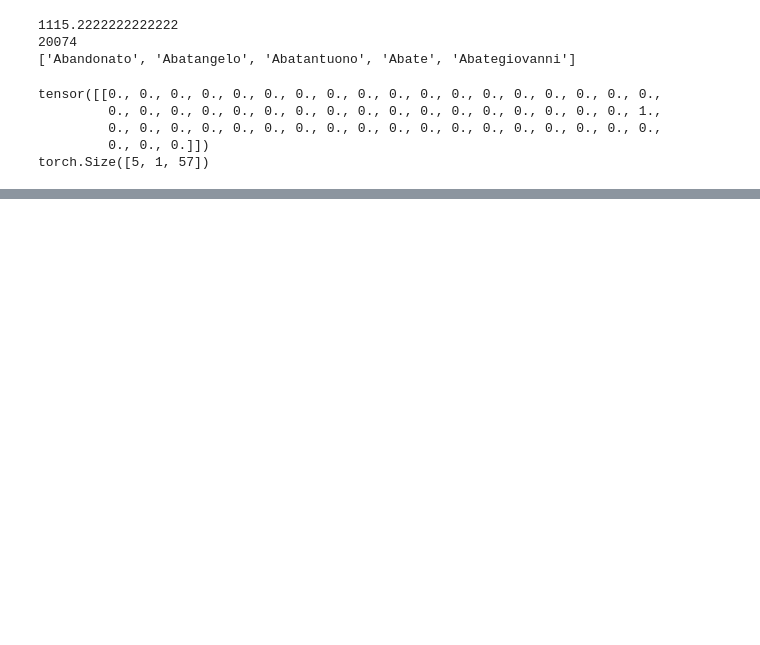
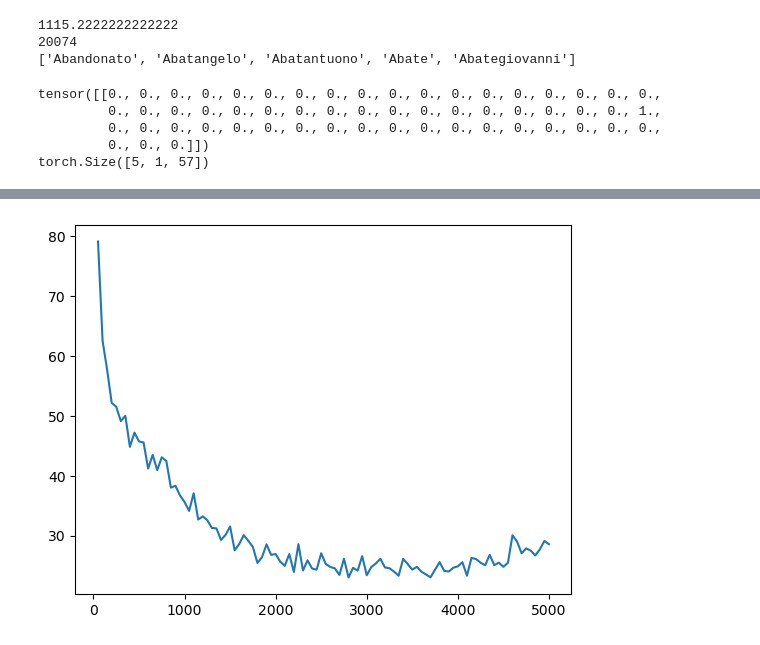
Before and after one commit to cjc77/pytorch-self-study, a Jupyter notebook: nontebooks_seq/character_class_rnn.ipynb, the cells around one changed output, grey strips where cells are left out. Drawn from its saved outputs; the diff is of its cells as text; code cells hidden in the pictures; blank space fills up the shorter version.

```diff
--- a/nontebooks_seq/character_class_rnn.ipynb
+++ b/nontebooks_seq/character_class_rnn.ipynb
@@ -65,6 +69,26 @@ def cat_from_output(output):
     _, max_i = output.max(1)
     category_i = max_i.item()
     return all_categories[category_i], category_i
+
+
+def random_ex(train=True):
+    """Select a random training example and return category/line contents.
+
+    """
+    category = np.random.choice(all_categories)
+    # 0 = train, 1 = val
+    if train:
+        line_ps = (1 - category_lines_tv_split[category]) / (1 - category_lines_tv_split[category]).sum()
+    else:
+        line_ps = category_lines_tv_split[category] / category_lines_tv_split[category].sum()
+
+    line = np.random.choice(category_lines[category], p=line_ps)
+    category_tensor = torch.tensor(
+        [all_categories.index(category)],
+        dtype=torch.long
+    )
+    line_tensor = line_to_tensor(line)
+    return category, line, category_tensor, line_tensor
 # %%
 class RNN(nn.Module):
     def __init__(self, input_size, hidden_size, output_size):
@@ -206,0 +241,13 @@ Category: English / Line: Dunne
+# %%
+batch_size = 32
+n_epochs = 5000
+print_every = 100
+plot_every = print_every // 2
+fancy_check = "\u2713"
+fancy_x = "\u2717"
+## Train on 1 line at a time, so GPU is slower
+# device = torch.device("cuda:0" if torch.cuda.is_available() else "cpu")
+device = "cpu"
+# %%
+model.to(device)
+losses = train()
@@ -206,0 +295,5 @@ Category: English / Line: Dunne
+# %%
+sns.lineplot(x=np.arange(plot_every, n_epochs + 1, plot_every), y=losses)
+plt.show()
+# %% [output]
+[figure, added]
```
Also changed, not shown: parts of 25 cells of this notebook.
